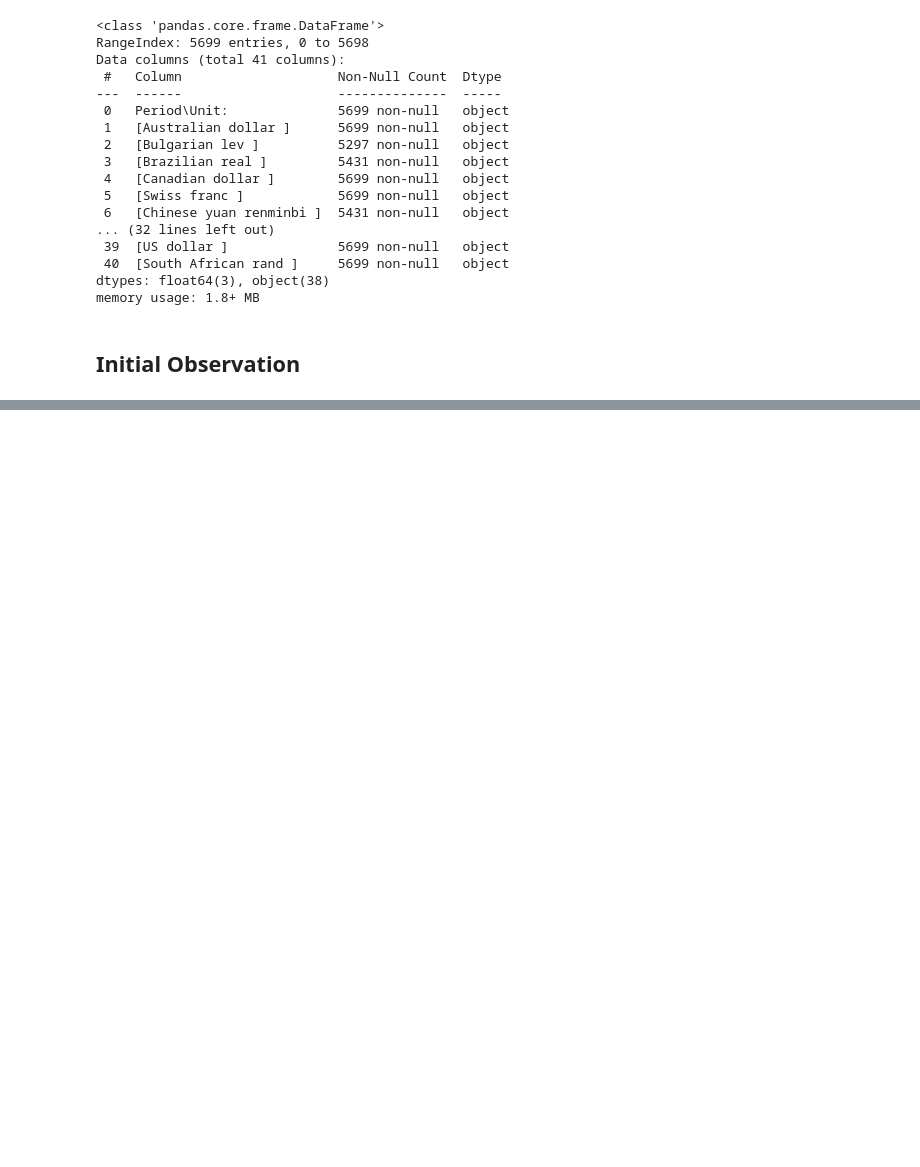
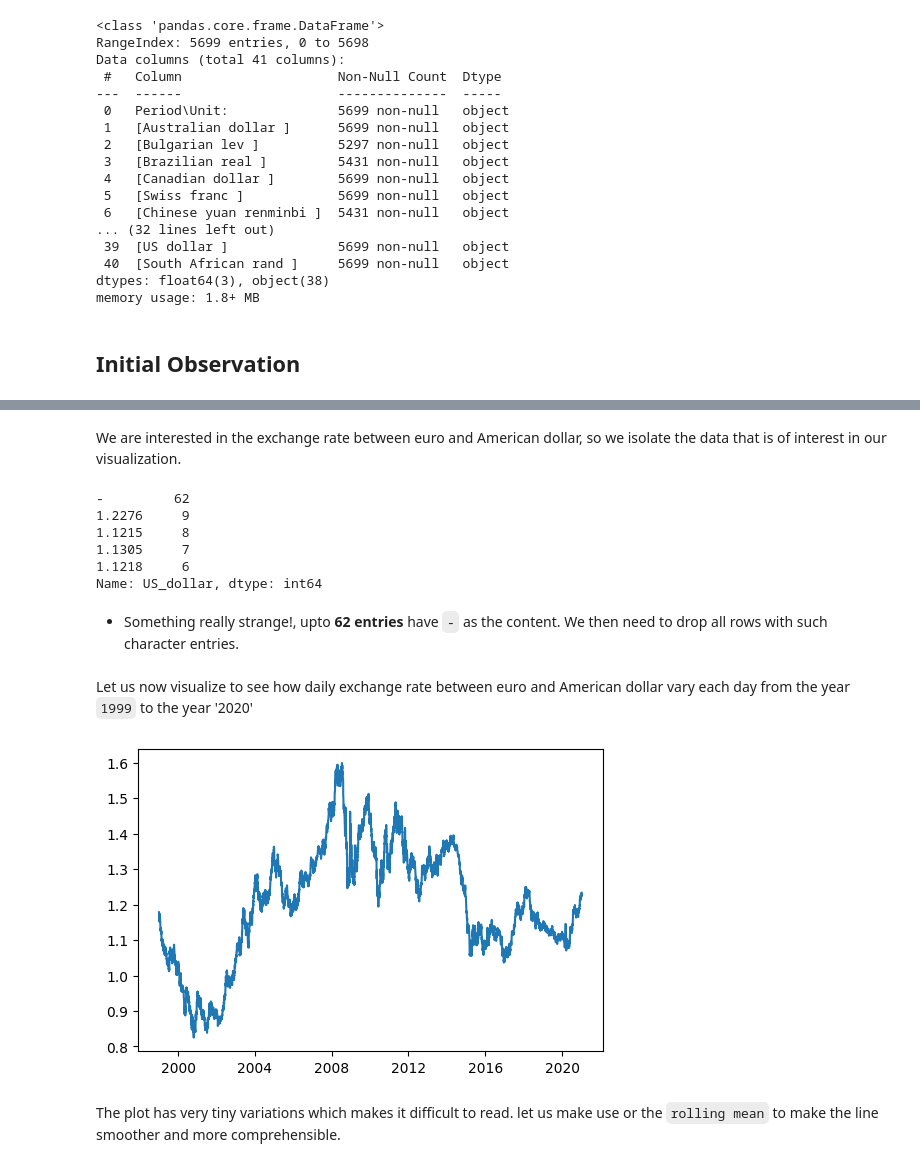
Before and after one commit to brandontanyu/ExchangeRate_Story_Telling_DataVisualization, a Jupyter notebook: Basics.ipynb, the cells around one changed output, grey strips where cells are left out. Saved outputs shown, nothing was run; the diff lists cells and outputs as text; code cells hidden in the pictures; blank space fills up the shorter version.

Commit message:
clean data set and isolated necessary columns

```diff
--- a/Basics.ipynb
+++ b/Basics.ipynb
@@ -64,0 +81,37 @@ This working data set has size (5699 * 41)
+# %%
+exchange_rates.rename(columns={'[US dollar ]': 'US_dollar',
+                               'Period\\Unit:': 'Time'},
+                      inplace=True)
+exchange_rates['Time'] = pd.to_datetime(exchange_rates['Time'])
+exchange_rates.sort_values('Time', inplace=True)
+exchange_rates.reset_index(drop=True, inplace=True)
+# %% [markdown]
+We are  interested in the exchange rate between euro and American dollar, so we isolate the data that is of interest in our visualization.
+# %%
+euro_to_dollar = exchange_rates[['Time', 'US_dollar']]
+
+#Further observation on the our data.
+euro_to_dollar['US_dollar'].value_counts().head()
+# %% [output]
+-         62
+1.2276     9
+1.1215     8
+1.1305     7
+1.1218     6
+Name: US_dollar, dtype: int64
+# %% [markdown]
+* Something really strange!, upto **62 entries** have `-` as the content.  We then need to drop all rows with such character entries.
+# %%
+euro_to_dollar = euro_to_dollar[euro_to_dollar['US_dollar'] != '-']
+
+#Converting the  `US_dollar` columns type from `object` to `float`
+euro_to_dollar['US_dollar'] = euro_to_dollar['US_dollar'].astype(float)
+# %% [markdown]
+Let us now visualize to see how daily exchange rate between euro and American dollar vary each day from the year `1999` to the year '2020'
+# %%
+plt.plot(euro_to_dollar['Time'],euro_to_dollar['US_dollar'])
+plt.show()
+# %% [output]
+[figure, added]
+# %% [markdown]
+The plot has very tiny variations which makes it difficult to read. let us make use or the `rolling mean` to make the line smoother and more comprehensible.
```
Also changed, not shown: parts of 16 cells of this notebook.
